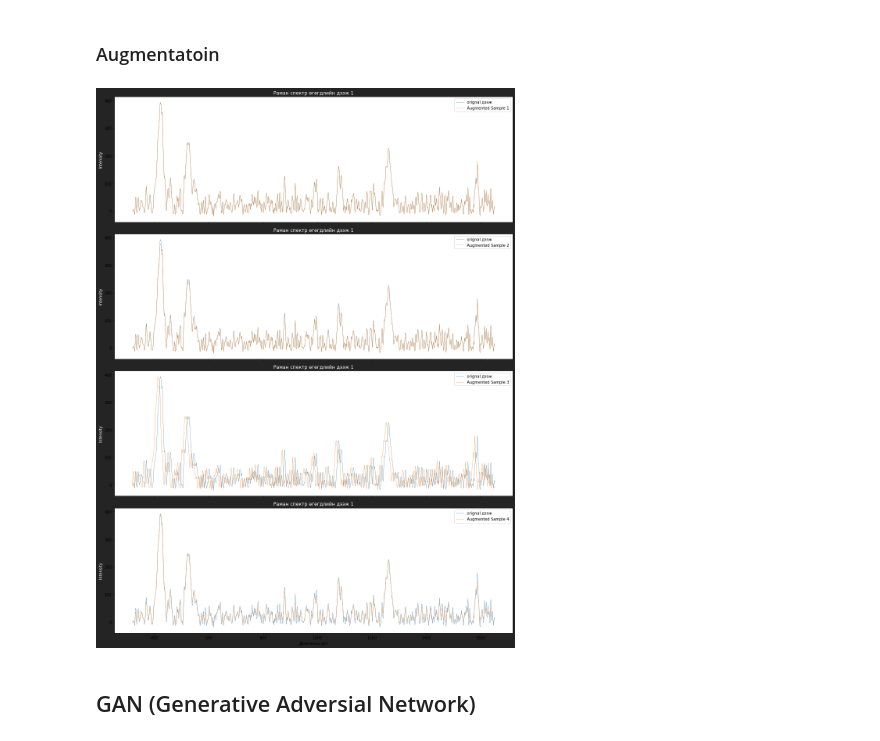
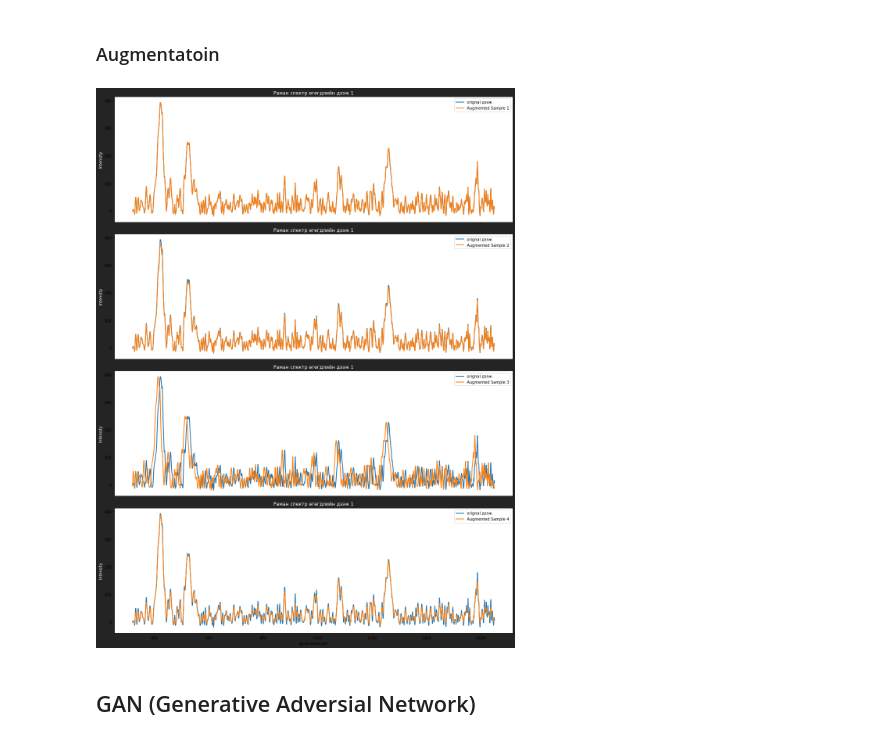
Before and after one commit to shinebayar-ya/ml, a Jupyter notebook: Raman_Spectroscopy_GAN/notebooks/DA_models.ipynb, the cells around one changed output. Cells and saved outputs as stored; diff of their text form; code cells hidden in the pictures.

```diff
--- a/Raman_Spectroscopy_GAN/notebooks/DA_models.ipynb
+++ b/Raman_Spectroscopy_GAN/notebooks/DA_models.ipynb
@@ -140,21 +140,21 @@ augmented_samples = augment_data(original_sample, num_augmented_samples=1)
 # %%
 fig, axs = plt.subplots(len(augmented_samples), facecolor='#242424', sharex=True, figsize=(15, 20))
 
 for i, augmented_sample in enumerate(augmented_samples):
     # sns.lineplot(x=wavelength, y=original_sample, label=f'Original Spectral Data')
-    axs[i].plot(wavelength, original_sample, linewidth=0.5, label=f'orignal дээж')
+    axs[i].plot(wavelength, original_sample, linewidth=2, label=f'orignal дээж')
     axs[i].set_title("Раман спектр өгөгдлийн дээж 1", color='white')
 
     # sns.lineplot(x=wavelength, y=augmented_sample, label=f'Augmented Sample {i+1}')
-    axs[i].plot(wavelength, augmented_sample, linewidth=0.5, label=f'Augmented Sample {i+1}')
+    axs[i].plot(wavelength, augmented_sample, linewidth=2, label=f'Augmented Sample {i+1}')
     axs[i].set_ylabel('Intensity', color='white')
     axs[i].legend()
 
 axs[len(augmented_samples) - 1].set_xlabel('Долгионы урт')
 plt.tight_layout()
 plt.show()
 # %% [output]
-[figure, old version]
+[figure, new version]
 # %% [markdown]
 ## GAN (Generative Adversial Network)
 # %%
```
